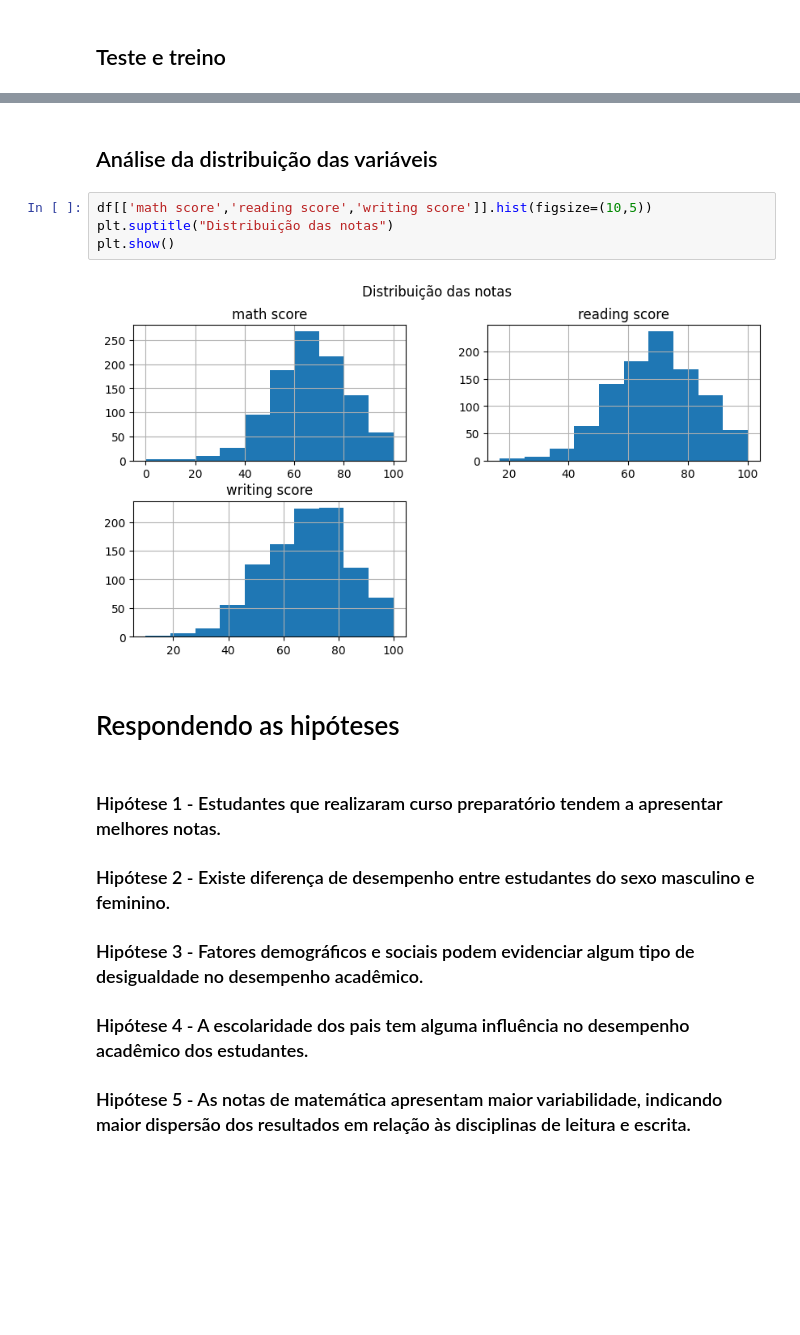
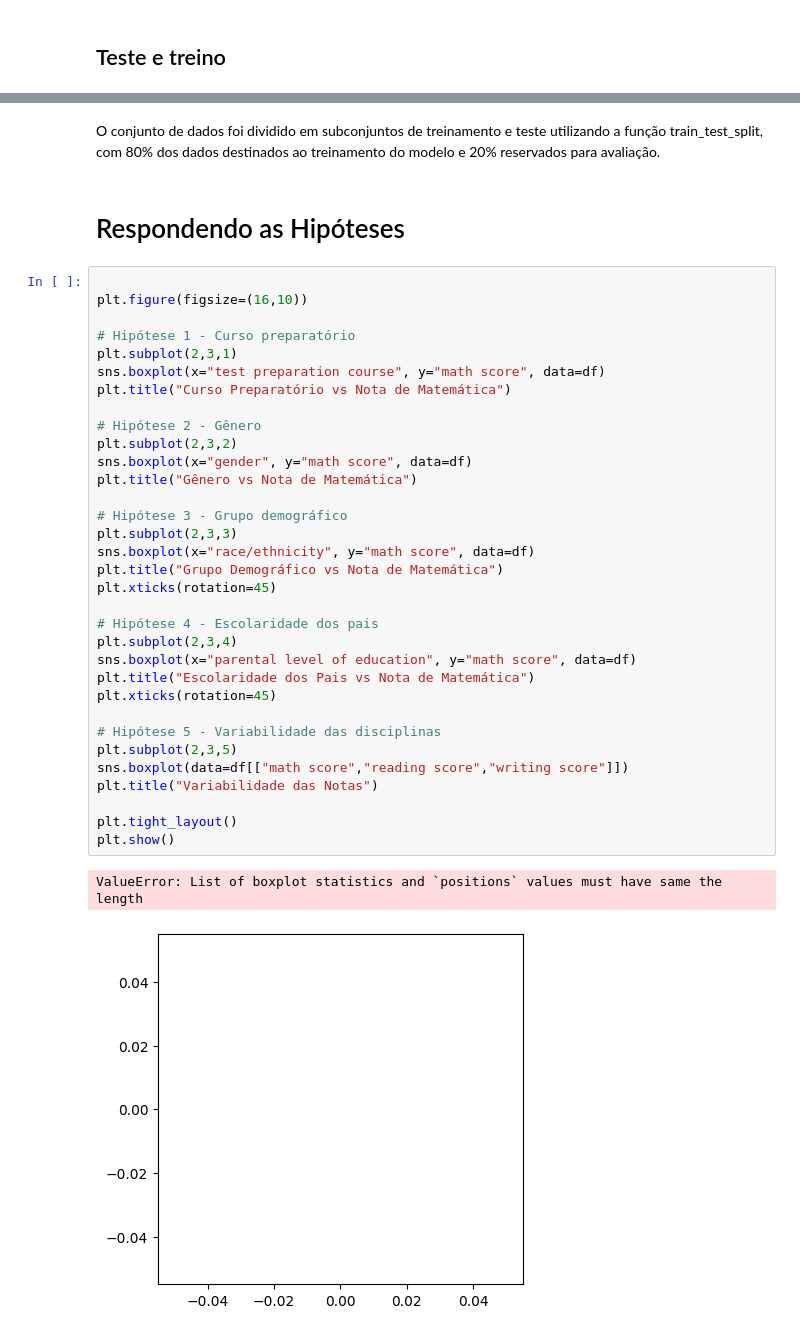
Before and after one commit to Vieiraligia/Data-Science-and-Analytics, a Jupyter notebook: MVP Analise de Dados e Boas Praticas/MVP_AnalisedeDadoseBoasPraticas.ipynb, the cells around one changed output, grey strips where cells are left out. Cells and saved outputs as stored; diff of their text form; blank space fills up the shorter version.

```diff
--- a/MVP Analise de Dados e Boas Praticas/MVP_AnalisedeDadoseBoasPraticas.ipynb
+++ b/MVP Analise de Dados e Boas Praticas/MVP_AnalisedeDadoseBoasPraticas.ipynb
@@ -853,23 +858,40 @@ display(
-# %% [markdown]
-## Análise da distribuição das variáveis
-# %%
-df[['math score','reading score','writing score']].hist(figsize=(10,5))
-plt.suptitle("Distribuição das notas")
-plt.show()
-# %% [output]
-[figure, removed]
+# %% [markdown]
+O conjunto de dados foi dividido em subconjuntos de treinamento e teste utilizando a função train_test_split, com 80% dos dados destinados ao treinamento do modelo e 20% reservados para avaliação.
 # %% [markdown]
-# Respondendo as hipóteses
+# Respondendo as Hipóteses
-# %% [markdown]
-### Hipótese 1 - Estudantes que realizaram curso preparatório tendem a apresentar melhores notas.
-
-### Hipótese 2 - Existe diferença de desempenho entre estudantes do sexo masculino e feminino.
-
-
-### Hipótese 3 - Fatores demográficos e sociais podem evidenciar algum tipo de desigualdade no desempenho acadêmico.
-
-
-### Hipótese 4 - A escolaridade dos pais tem alguma influência no desempenho acadêmico dos estudantes.
-
-
-### Hipótese 5 - As notas de matemática apresentam maior variabilidade, indicando maior dispersão dos resultados em relação às disciplinas de leitura e escrita.
+# %%
+
+plt.figure(figsize=(16,10))
+
+# Hipótese 1 - Curso preparatório
+plt.subplot(2,3,1)
+sns.boxplot(x="test preparation course", y="math score", data=df)
+plt.title("Curso Preparatório vs Nota de Matemática")
+
+# Hipótese 2 - Gênero
+plt.subplot(2,3,2)
+sns.boxplot(x="gender", y="math score", data=df)
+plt.title("Gênero vs Nota de Matemática")
+
+# Hipótese 3 - Grupo demográfico
+plt.subplot(2,3,3)
+sns.boxplot(x="race/ethnicity", y="math score", data=df)
+plt.title("Grupo Demográfico vs Nota de Matemática")
+plt.xticks(rotation=45)
+
+# Hipótese 4 - Escolaridade dos pais
+plt.subplot(2,3,4)
+sns.boxplot(x="parental level of education", y="math score", data=df)
+plt.title("Escolaridade dos Pais vs Nota de Matemática")
+plt.xticks(rotation=45)
+
+# Hipótese 5 - Variabilidade das disciplinas
+plt.subplot(2,3,5)
+sns.boxplot(data=df[["math score","reading score","writing score"]])
+plt.title("Variabilidade das Notas")
+
+plt.tight_layout()
+plt.show()
+# %% [output]
+ValueError: List of boxplot statistics and `positions` values must have same the length
+[figure, added]
```
Also changed, not shown: parts of 8 cells of this notebook.
